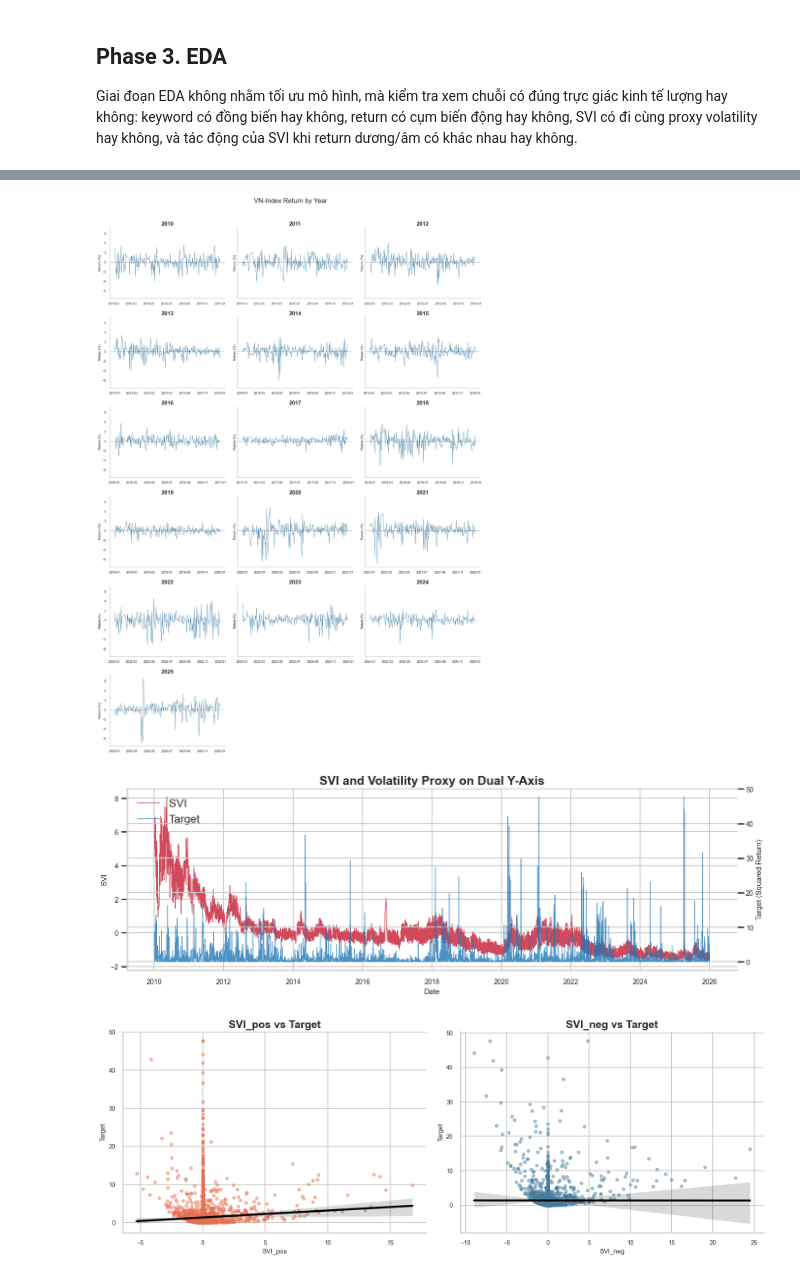
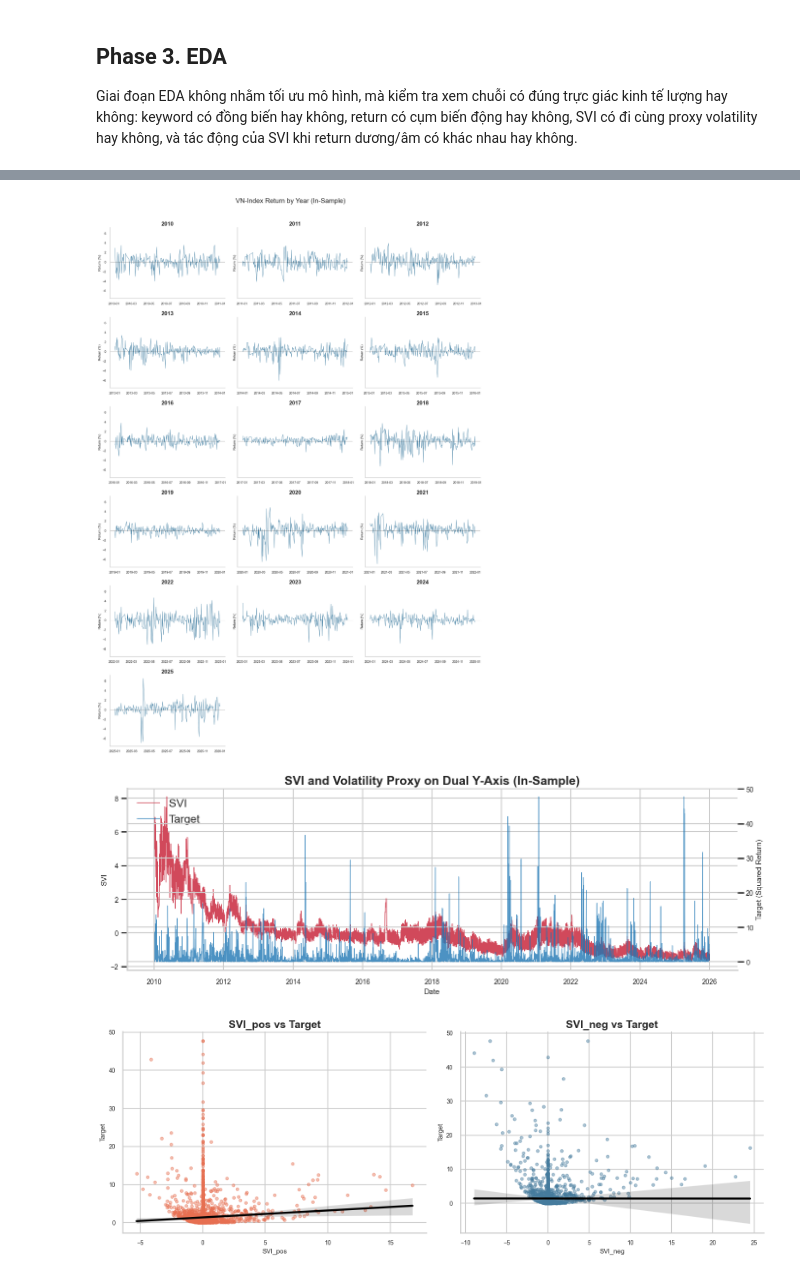
Before and after one commit to ngvthoang/PROJECT_TimeSeries, a Jupyter notebook: data.ipynb, the cells around one changed output, grey strips where cells are left out. Cells and saved outputs as stored; diff of their text form; code cells hidden in the pictures.

```diff
--- a/data.ipynb
+++ b/data.ipynb
@@ -457,21 +531,27 @@ def engineer_daily_dataset(panel: pd.DataFrame) -> pd.DataFrame:
     return final_df
 
 
-def export_final_dataset(df: pd.DataFrame, config: DataConfig) -> Path:
-    final_path = Path(config.data_dir) / config.final_filename
-    if final_path.exists() and not config.update_final_file:
+def export_dataset(df: pd.DataFrame, config: DataConfig, filename: str, overwrite: bool = False) -> Path:
+    final_path = Path(config.data_dir) / filename
+    if final_path.exists() and not overwrite:
         print(f"Skip overwrite for existing file: {final_path}")
         return final_path
 
     df.to_csv(final_path, index=True)
-    print(f"Saved final dataset to: {final_path}")
+    print(f"Saved dataset to: {final_path}")
     return final_path
 
 
-final_df = engineer_daily_dataset(raw_panel)
-final_path = export_final_dataset(final_df, CONFIG)
+insample_df = engineer_daily_dataset(insample_panel)
+outsample_df = engineer_daily_dataset(outsample_panel)
 
-print("Final shape:", final_df.shape)
-print("Final columns:", list(final_df.columns))
-display(final_df.head())
+insample_path = export_dataset(insample_df, CONFIG, CONFIG.insample_filename, overwrite=CONFIG.update_insample_file)
+outsample_path = export_dataset(outsample_df, CONFIG, CONFIG.outsample_filename, overwrite=CONFIG.update_outsample_file)
+
+print("Insample shape:", insample_df.shape)
+print("Insample columns:", list(insample_df.columns))
+print("Outsample shape:", outsample_df.shape)
+print("Outsample columns:", list(outsample_df.columns))
+display(insample_df.head())
+display(outsample_df.head())
 # %% [output]
@@ -533,7 +623,7 @@ def plot_return_series(df: pd.DataFrame) -> None:
     _, ax = plt.subplots(figsize=(14, 5))
     ax.grid(False)
     ax.plot(df.index, df["return"], color="#1f77b4", linewidth=0.9)
-    ax.set_title("VN-Index Log Return Over Full Sample")
+    ax.set_title("VN-Index Log Return Over In-Sample Period")
     ax.set_xlabel("Date")
     ax.set_ylabel("Return (%)")
     ax.axhline(0, color="black", linewidth=0.8, alpha=0.6)
@@ -561,7 +651,7 @@ def plot_return_by_year(df: pd.DataFrame) -> None:
     for ax in axes[len(years):]:
         ax.axis("off")
 
-    fig.suptitle("VN-Index Return by Year", y=1.01)
+    fig.suptitle("VN-Index Return by Year (In-Sample)", y=1.01)
     plt.tight_layout()
     plt.show()
 
@@ -574,7 +664,7 @@ def plot_svi_target_dual_axis(df: pd.DataFrame) -> None:
     line1 = ax1.plot(df.index, df["SVI"], color="#d1495b", linewidth=1.0, label="SVI")
     line2 = ax2.plot(df.index, df["target"], color="#1f77b4", linewidth=0.9, alpha=0.8, label="Target")
 
-    ax1.set_title("SVI and Volatility Proxy on Dual Y-Axis")
+    ax1.set_title("SVI and Volatility Proxy on Dual Y-Axis (In-Sample)")
     ax1.set_xlabel("Date")
     ax1.set_ylabel("SVI")
     ax2.set_ylabel("Target (Squared Return)")
@@ -604,10 +694,10 @@ def plot_svi_scatter_relationships(df: pd.DataFrame) -> None:
     plt.show()
 
 
-plot_keyword_correlation_heatmap(keyword_df)
-plot_return_series(final_df)
-plot_return_by_year(final_df)
-plot_svi_target_dual_axis(final_df)
-plot_svi_scatter_relationships(final_df)
+plot_keyword_correlation_heatmap(keyword_insample)
+plot_return_series(insample_df)
+plot_return_by_year(insample_df)
+plot_svi_target_dual_axis(insample_df)
+plot_svi_scatter_relationships(insample_df)
 # %% [output]
 [figure]
@@ -615,3 +705,3 @@ plot_svi_scatter_relationships(final_df)
-[figure, old version]
+[figure, new version]
-[figure, old version]
+[figure, new version]
 [figure]
```
Also changed, not shown: parts of 9 cells of this notebook, 11 other files.
